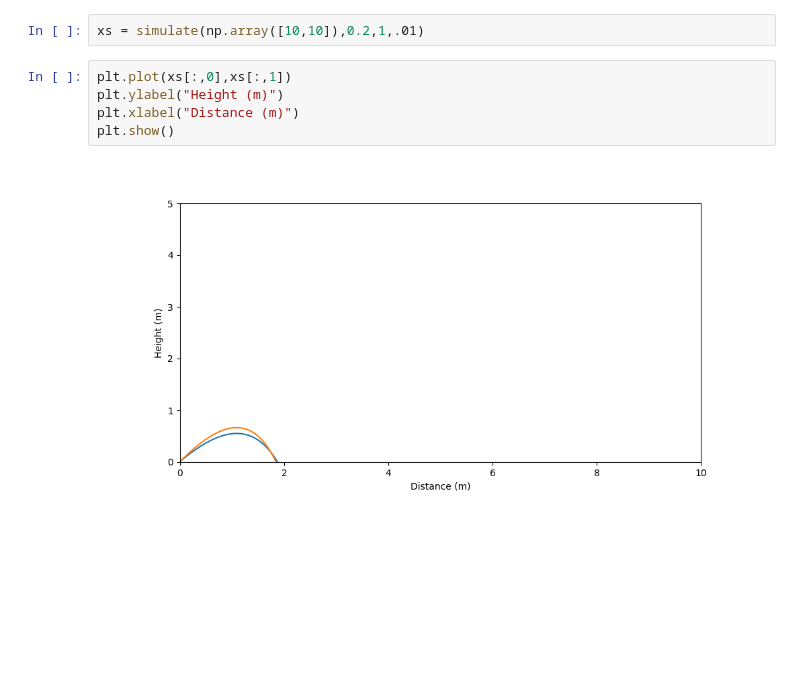
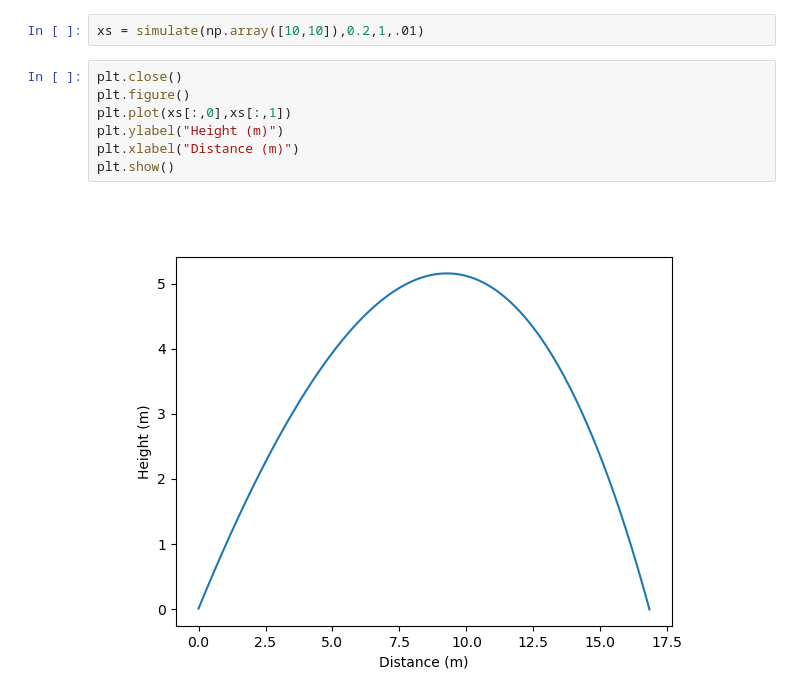
Before and after one commit to cnrrobertson/DSECOP, a Jupyter notebook: Recurrent_Neural_Networks/demo.ipynb, the cells around one changed output. Cells and saved outputs as stored; diff of their text form; blank space fills up the shorter version.

Commit message:
add neural network approximation and plot fixes

```diff
--- a/Recurrent_Neural_Networks/demo.ipynb
+++ b/Recurrent_Neural_Networks/demo.ipynb
@@ -44,9 +48,11 @@ def simulate(initial_velocity,drag_coef,mass,time_step):
 # %%
 xs = simulate(np.array([10,10]),0.2,1,.01)
 # %%
+plt.close()
+plt.figure()
 plt.plot(xs[:,0],xs[:,1])
 plt.ylabel("Height (m)")
 plt.xlabel("Distance (m)")
 plt.show()
 # %% [output]
-[figure, old version]
+[figure, new version]
```
Also changed, not shown: parts of 36 cells of this notebook.
